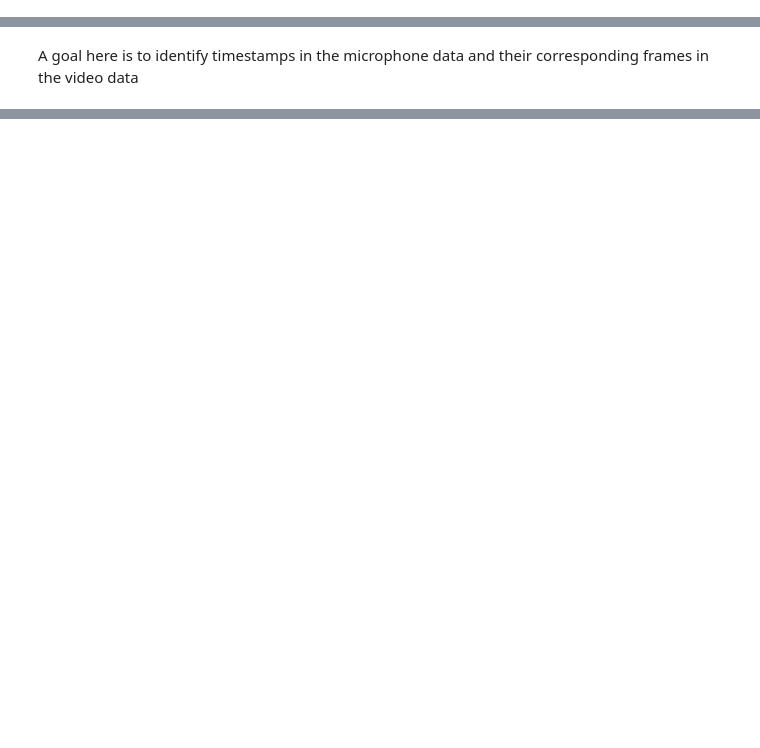
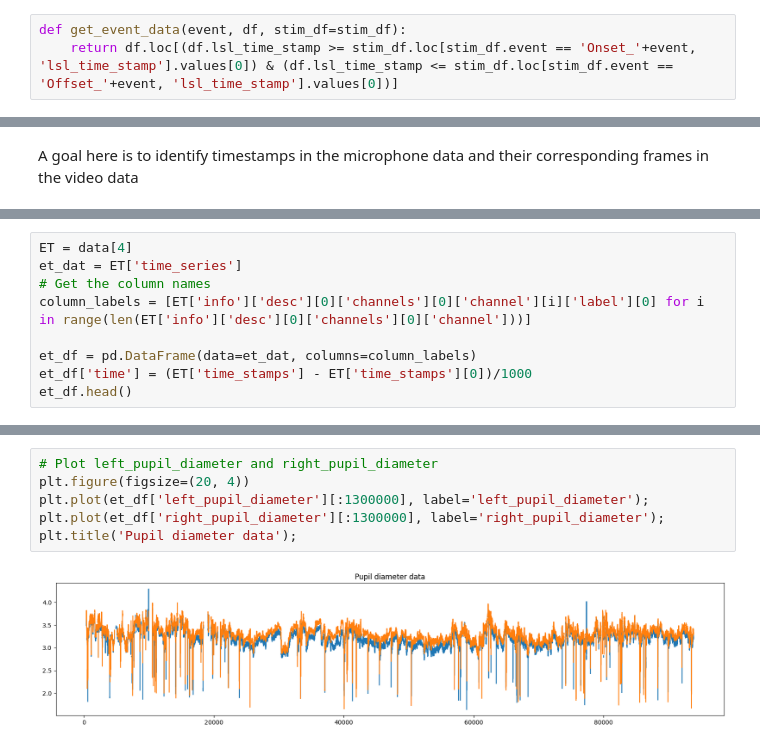
Before and after one commit to BryanGonzalez262/MOBI2024, a Jupyter notebook: CUNY_FACIAL/Code/pilot_check.ipynb, the cells around one changed output, grey strips where cells are left out. Drawn from its saved outputs; the diff is of its cells as text; blank space fills up the shorter version.

```diff
--- a/CUNY_FACIAL/Code/pilot_check.ipynb
+++ b/CUNY_FACIAL/Code/pilot_check.ipynb
@@ -122,3 +94,6 @@ stim_df
+# %%
+def get_event_data(event, df, stim_df=stim_df):
+    return df.loc[(df.lsl_time_stamp >= stim_df.loc[stim_df.event == 'Onset_'+event, 'lsl_time_stamp'].values[0]) & (df.lsl_time_stamp <= stim_df.loc[stim_df.event == 'Offset_'+event, 'lsl_time_stamp'].values[0])]
 # %%
 # confirm all events are in the stim_df
 evs = stim_df.loc[stim_df.event != 'psychopy_time_stamp']
@@ -314,0 +358,9 @@ for r in range(0, 255):
+# %%
+ET = data[4]
+et_dat = ET['time_series']
+# Get the column names
+column_labels = [ET['info']['desc'][0]['channels'][0]['channel'][i]['label'][0] for i in range(len(ET['info']['desc'][0]['channels'][0]['channel']))]
+
+et_df = pd.DataFrame(data=et_dat, columns=column_labels)
+et_df['time'] = (ET['time_stamps'] - ET['time_stamps'][0])/1000
+et_df.head()
@@ -314,0 +399,8 @@ for r in range(0, 255):
+# %%
+# Plot left_pupil_diameter and right_pupil_diameter
+plt.figure(figsize=(20, 4))
+plt.plot(et_df['left_pupil_diameter'][:1300000], label='left_pupil_diameter');
+plt.plot(et_df['right_pupil_diameter'][:1300000], label='right_pupil_diameter');
+plt.title('Pupil diameter data');
+# %% [output]
+[figure, added]
```
Also changed, not shown: parts of 30 cells of this notebook.
